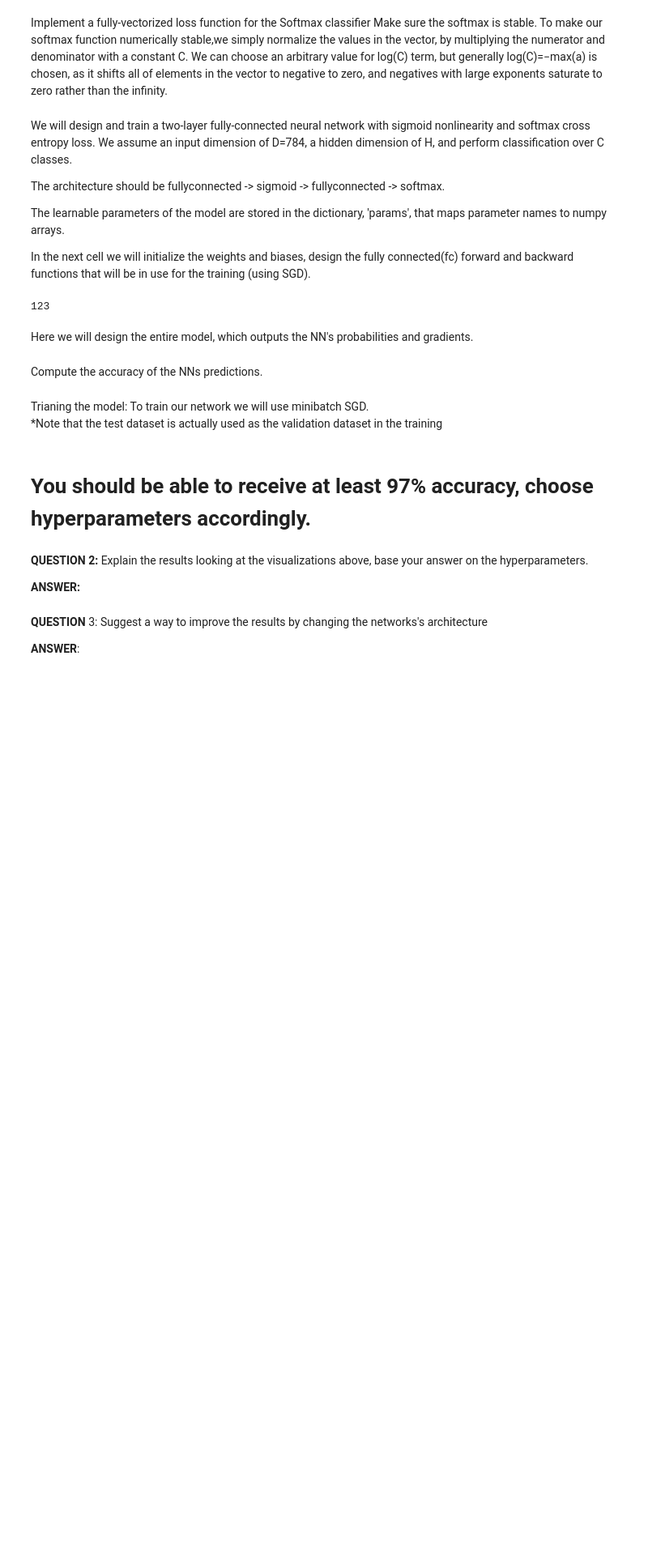
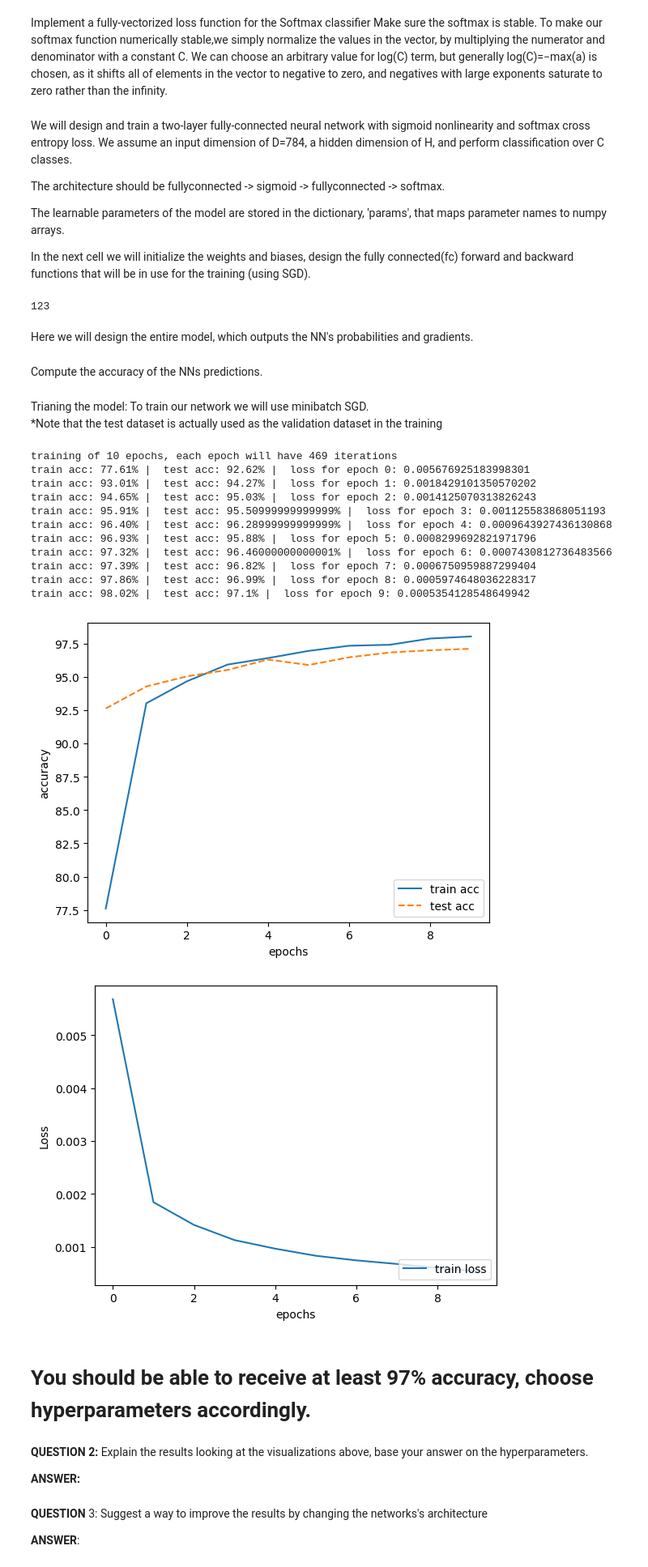
Before and after one commit to Oranr1/ComputerVision, a Jupyter notebook: Ex2/CV_mnist_net.ipynb, the cells around one changed output. Shown at 81% size. Drawn from its saved outputs; the diff is of its cells as text; code cells hidden in the pictures; blank space fills up the shorter version.

```diff
--- a/Ex2/CV_mnist_net.ipynb
+++ b/Ex2/CV_mnist_net.ipynb
@@ -206,7 +206,7 @@ def sigmoid_grad(x):
     #                             YOUR CODE                                     #
     #############################################################################
 
-    sig_grad = sigmoid(x) * (1 - digmoid(x))
+    sig_grad = sigmoid(x) * (1 - sigmoid(x))
 
     ############################################################################
     #                             END OF YOUR CODE                             #
@@ -297,8 +297,8 @@ def TwoLayerNet( input_size, hidden_size, output_size, weight_init_std=0.01):
     w1 = np.random.normal(0, weight_init_std, (input_size, hidden_size))
     w2 = np.random.normal(0, weight_init_std, (hidden_size, output_size))
 
-    b1 = np.zeros((hidden_size, 1))
-    b2 = np.zeros((output_size, 1))
+    b1 = np.zeros(hidden_size)
+    b2 = np.zeros(output_size)
 
     params = {'W1': w1, 'W2': w2, 'b1': b1, 'b2': b2}
 
@@ -400,7 +400,8 @@ def Model(params, x, t):
 
 
     # backward - calculate gradients.
-
+    dcost_dh, grads['W2'], grads['b2'] = FC_backward((y-t), (h, params['W2'], params['b2']))
+    grads['x'], grads['W1'], grads['b1'] = FC_backward(dcost_dh * sigmoid_grad(l1), (x, params['W1'], params['b1']))
 
     #############################################################################
     #                             END OF YOUR CODE                              #
@@ -425,6 +426,12 @@ def accuracy(y,t):
     #############################################################################
     #                             YOUR CODE                                     #
     #############################################################################
+    gt_ind = np.argmax(t,axis=1)
+    net_ind = np.argmax(y,axis=1)
+
+    correct_count = np.sum((gt_ind - net_ind) == 0)
+
+    accuracy = (correct_count / len(gt_ind)) * 100
 
 
     #############################################################################
@@ -440,10 +447,10 @@ To train our network we will use minibatch SGD.
 
 # You should be able to receive at least 97% accuracy, choose hyperparameters accordingly.
 
-epochs =
-mini_batch_size =
-learning_rate =
-num_hidden_cells =
+epochs = 10
+mini_batch_size = 128
+learning_rate = 1e-2
+num_hidden_cells = 200
 
 def Train(epochs_num, batch_size, lr, H):
     #  Dividing a dataset into training data and test data
@@ -473,12 +480,20 @@ def Train(epochs_num, batch_size, lr, H):
             #############################################################################
             # 1. Select part of training data (mini-batch) randomly
 
+            rand_ind = np.random.randint(1, x_train.shape[0], mini_batch_size)
+
+            x_batch = x_train[rand_ind, :]
+            t_batch = t_train[rand_ind]
+
 
             # 2. Calculate the predictions and the gradients to reduce the value of the loss function
-
+            grads, y_batch = Model(network_params, x_batch, t_batch)
 
             # 3. Update weights and biases with the gradients
-
+            network_params['W1'] = network_params['W1'] - learning_rate * grads['W1']
+            network_params['W2'] = network_params['W2'] - learning_rate * grads['W2']
+            network_params['b1'] = network_params['b1'] - learning_rate * grads['b1']
+            network_params['b2'] = network_params['b2'] - learning_rate * grads['b2']
 
             #############################################################################
             #                             END OF YOUR CODE                              #
@@ -493,33 +508,47 @@ def Train(epochs_num, batch_size, lr, H):
             if k == iter_per_epoch-1:
                 train_acc = np.mean(train_acc_iter)
                 train_acc_list.append(train_acc)
                 train_loss_list.append(np.mean(train_loss_iter))
 
                 _, y_test = Model(network_params, x_test, t_test)
                 test_acc = accuracy(y_test, t_test)
                 test_acc_list.append(test_acc)
                 print("train acc: " + str(train_acc)[:5] + "% |  test acc: "   + str(test_acc) + "% |  loss for epoch " + str(i) +": "+ str(np.mean(train_loss_iter)))
     return train_acc_list, test_acc_list, train_loss_list, network_params
 
 train_acc, test_acc, train_loss, net_params = Train(epochs, mini_batch_size, learning_rate, num_hidden_cells)
 
 markers = {'train': 'o', 'test': 's'}
 x = np.arange(len(train_acc))
 plt.plot(x, train_acc, label='train acc')
 plt.plot(x, test_acc, label='test acc', linestyle='--')
 plt.xlabel("epochs")
 plt.ylabel("accuracy")
 plt.legend(loc='lower right')
 plt.show()
 
 
 markers = {'train': 'o'}
 x = np.arange(len(train_loss))
 plt.plot(x, train_loss, label='train loss')
 plt.xlabel("epochs")
 plt.ylabel("Loss")
 plt.legend(loc='lower right')
 plt.show()
+# %% [output]
+training of 10 epochs, each epoch will have 469 iterations
+train acc: 77.61% |  test acc: 92.62% |  loss for epoch 0: 0.005676925183998301
+train acc: 93.01% |  test acc: 94.27% |  loss for epoch 1: 0.0018429101350570202
+train acc: 94.65% |  test acc: 95.03% |  loss for epoch 2: 0.0014125070313826243
+train acc: 95.91% |  test acc: 95.50999999999999% |  loss for epoch 3: 0.001125583868051193
+train acc: 96.40% |  test acc: 96.28999999999999% |  loss for epoch 4: 0.0009643927436130868
+train acc: 96.93% |  test acc: 95.88% |  loss for epoch 5: 0.0008299692821971796
+train acc: 97.32% |  test acc: 96.46000000000001% |  loss for epoch 6: 0.0007430812736483566
+train acc: 97.39% |  test acc: 96.82% |  loss for epoch 7: 0.0006750959887299404
+train acc: 97.86% |  test acc: 96.99% |  loss for epoch 8: 0.0005974648036228317
+train acc: 98.02% |  test acc: 97.1% |  loss for epoch 9: 0.0005354128548649942
+[figure, added]
+[figure, added]
 # %% [markdown]
 # You should be able to receive at least 97% accuracy, choose hyperparameters accordingly.
 # %% [markdown]
```
Also changed, not shown: parts of 7 cells of this notebook.
